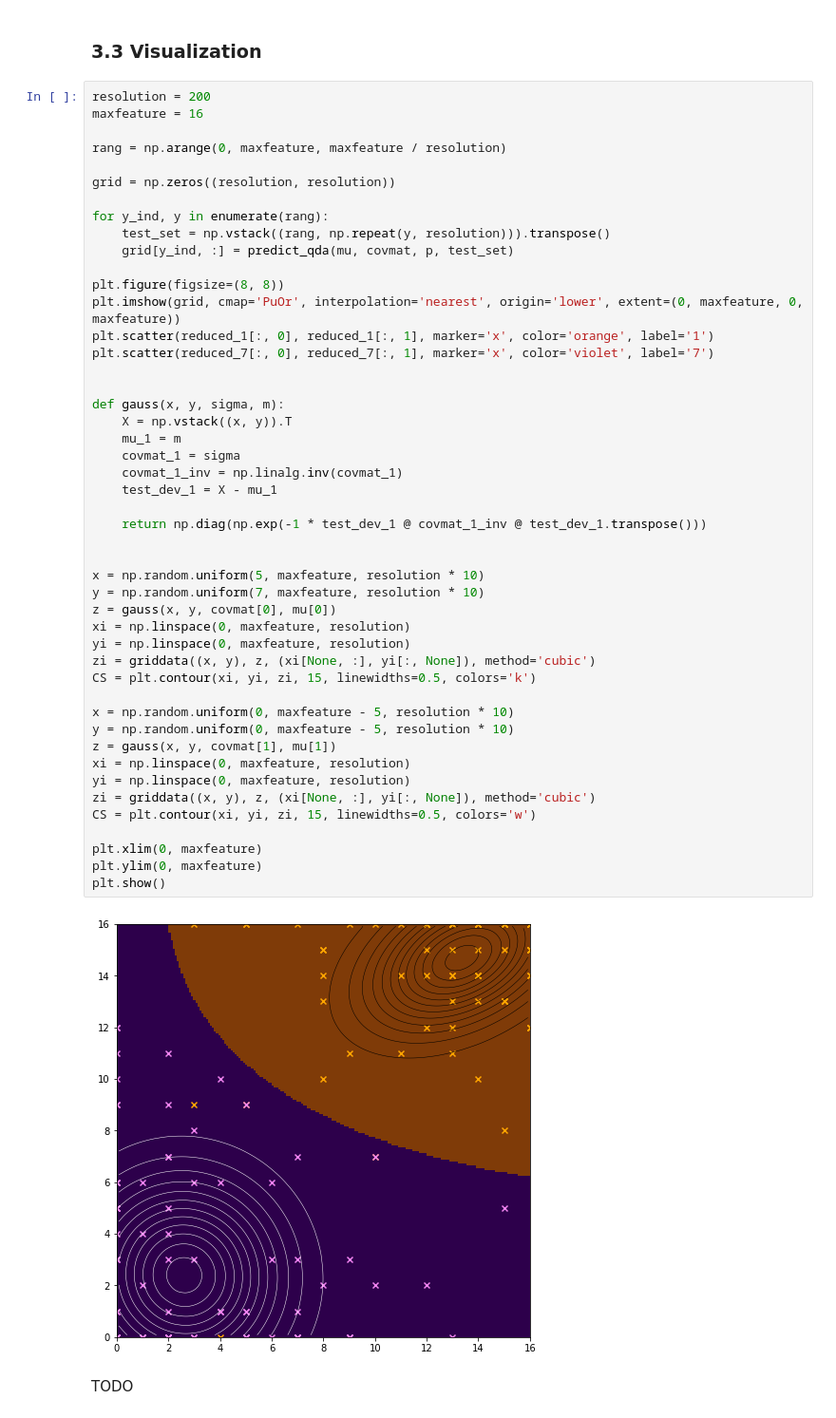
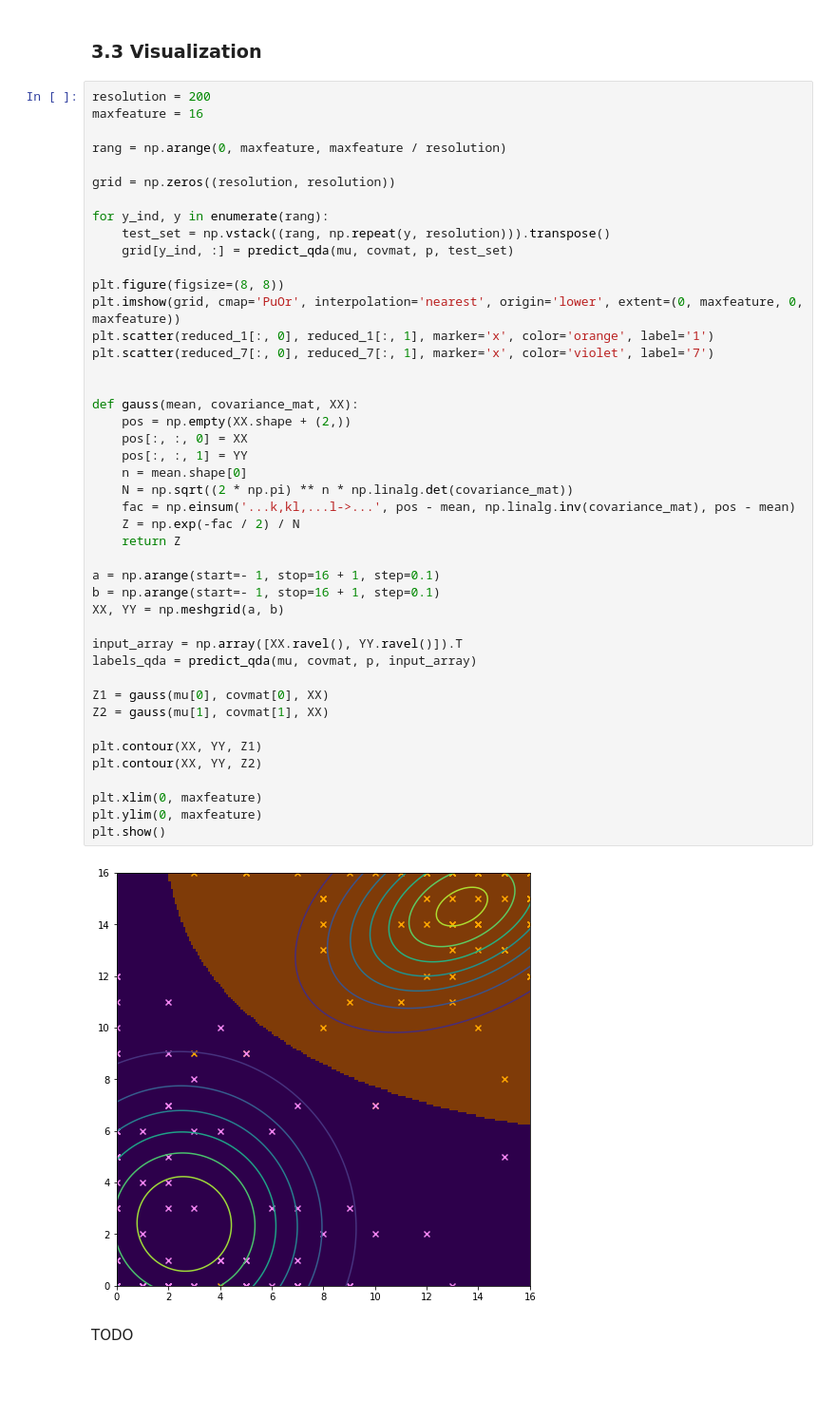
Before and after one commit to sikupe/fml-uebungen, a Jupyter notebook: uebung_2.ipynb, the cells around one changed output. Shown at 95% size. Saved outputs shown, nothing was run; the diff lists cells and outputs as text; blank space fills up the shorter version.

```diff
--- a/uebung_2.ipynb
+++ b/uebung_2.ipynb
@@ -202,52 +202,49 @@ Test error: 0.006944444444444444
 # %%
 resolution = 200
 maxfeature = 16
 
 rang = np.arange(0, maxfeature, maxfeature / resolution)
 
 grid = np.zeros((resolution, resolution))
 
 for y_ind, y in enumerate(rang):
     test_set = np.vstack((rang, np.repeat(y, resolution))).transpose()
     grid[y_ind, :] = predict_qda(mu, covmat, p, test_set)
 
 plt.figure(figsize=(8, 8))
 plt.imshow(grid, cmap='PuOr', interpolation='nearest', origin='lower', extent=(0, maxfeature, 0, maxfeature))
 plt.scatter(reduced_1[:, 0], reduced_1[:, 1], marker='x', color='orange', label='1')
 plt.scatter(reduced_7[:, 0], reduced_7[:, 1], marker='x', color='violet', label='7')
 
 
-def gauss(x, y, sigma, m):
-    X = np.vstack((x, y)).T
-    mu_1 = m
-    covmat_1 = sigma
-    covmat_1_inv = np.linalg.inv(covmat_1)
-    test_dev_1 = X - mu_1
+def gauss(mean, covariance_mat, XX):
+    pos = np.empty(XX.shape + (2,))
+    pos[:, :, 0] = XX
+    pos[:, :, 1] = YY
+    n = mean.shape[0]
+    N = np.sqrt((2 * np.pi) ** n * np.linalg.det(covariance_mat))
+    fac = np.einsum('...k,kl,...l->...', pos - mean, np.linalg.inv(covariance_mat), pos - mean)
+    Z = np.exp(-fac / 2) / N
+    return Z
 
-    return np.diag(np.exp(-1 * test_dev_1 @ covmat_1_inv @ test_dev_1.transpose()))
+a = np.arange(start=- 1, stop=16 + 1, step=0.1)
+b = np.arange(start=- 1, stop=16 + 1, step=0.1)
+XX, YY = np.meshgrid(a, b)
 
+input_array = np.array([XX.ravel(), YY.ravel()]).T
+labels_qda = predict_qda(mu, covmat, p, input_array)
 
-x = np.random.uniform(5, maxfeature, resolution * 10)
-y = np.random.uniform(7, maxfeature, resolution * 10)
-z = gauss(x, y, covmat[0], mu[0])
-xi = np.linspace(0, maxfeature, resolution)
-yi = np.linspace(0, maxfeature, resolution)
-zi = griddata((x, y), z, (xi[None, :], yi[:, None]), method='cubic')
-CS = plt.contour(xi, yi, zi, 15, linewidths=0.5, colors='k')
+Z1 = gauss(mu[0], covmat[0], XX)
+Z2 = gauss(mu[1], covmat[1], XX)
 
-x = np.random.uniform(0, maxfeature - 5, resolution * 10)
-y = np.random.uniform(0, maxfeature - 5, resolution * 10)
-z = gauss(x, y, covmat[1], mu[1])
-xi = np.linspace(0, maxfeature, resolution)
-yi = np.linspace(0, maxfeature, resolution)
-zi = griddata((x, y), z, (xi[None, :], yi[:, None]), method='cubic')
-CS = plt.contour(xi, yi, zi, 15, linewidths=0.5, colors='w')
+plt.contour(XX, YY, Z1)
+plt.contour(XX, YY, Z2)
 
 plt.xlim(0, maxfeature)
 plt.ylim(0, maxfeature)
 plt.show()
 # %% [output]
-[figure, old version]
+[figure, new version]
 # %% [markdown]
 TODO
 # %%
```
Also changed, not shown: parts of 7 cells of this notebook.
